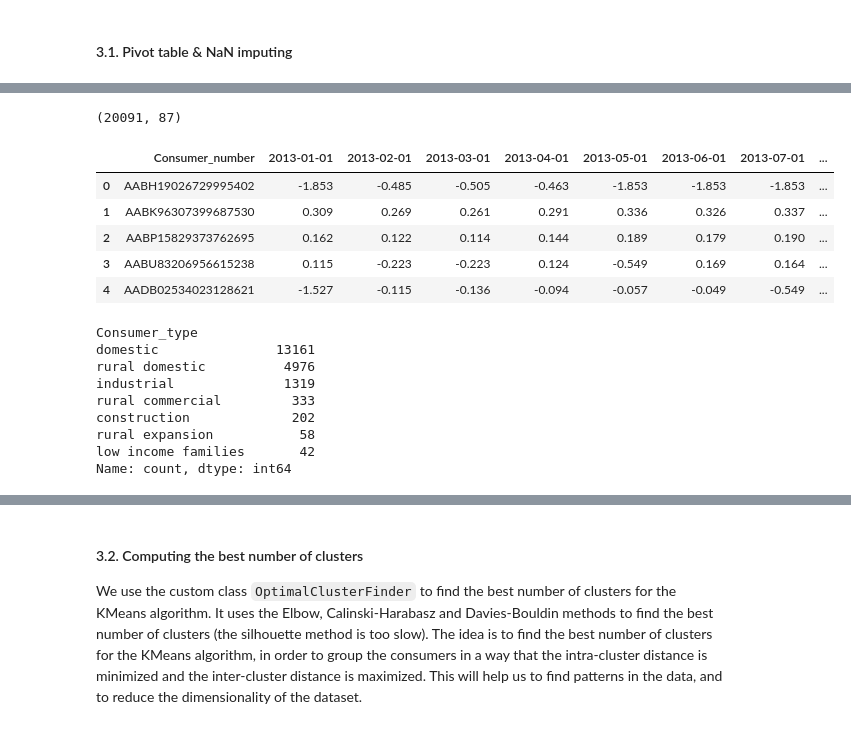
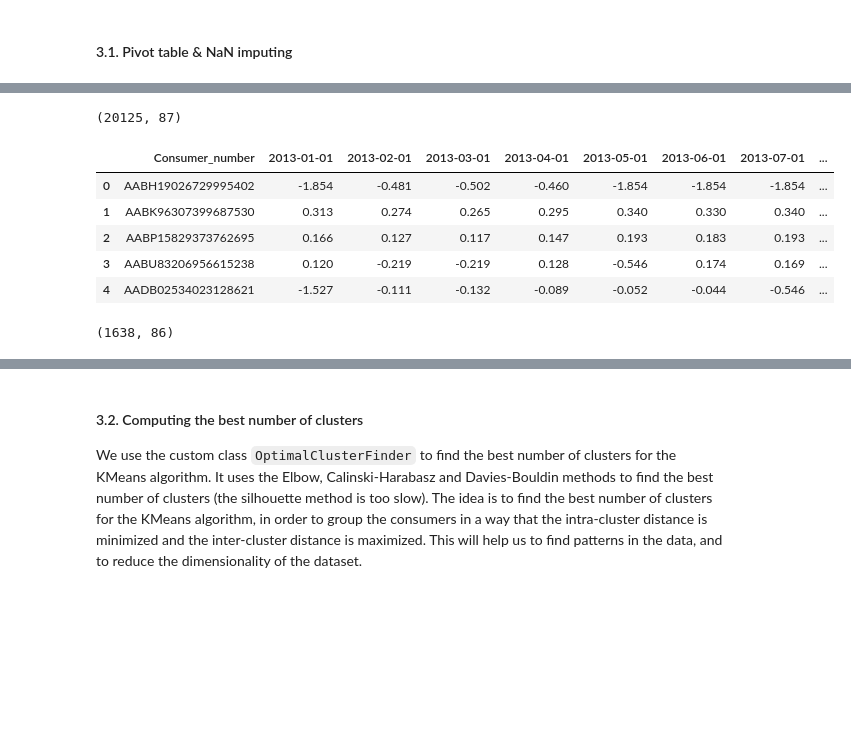
Before and after one commit to barbare03/ML4DS, a Jupyter notebook: scaling_encoding.ipynb, the cells around one changed output, grey strips where cells are left out. Drawn from its saved outputs; the diff is of its cells as text; code cells hidden in the pictures; blank space fills up the shorter version.

```diff
--- a/scaling_encoding.ipynb
+++ b/scaling_encoding.ipynb
@@ -176,4 +176,8 @@ plt.xlabel('Month_sin')
 plt.ylabel('Month_cos')
 plt.title('Parametric plot of the cyclical feature "Month"')
 plt.show()
+
+#--------------------------- Apply the same process to the competition dataset ---------------------------
+comp_df['Month_sin'] = np.sin((comp_df.Month-1)*(2.*np.pi/12))
+comp_df['Month_cos'] = np.cos((comp_df.Month-1)*(2.*np.pi/12))
 # %% [output]
@@ -207,5 +227,10 @@ print(X_test.head())
 
 print("Installation zone nunique values: ", X_train.Installation_zone.nunique())
 print("Installation zone unique values: ", X_train.Installation_zone.unique())
+
+
+#--------------------------- Apply the same process to the competition dataset ---------------------------
+comp_df = encoder.transform(comp_df[X_train.columns.tolist()])
+print(comp_df.head())
 # %% [output]
    Year  Month        Date  Installation_zone     Consumer_number  Consumption  Month_sin  Month_cos
@@ -261,5 +286,11 @@ X_test['Consumption'] = scaler.transform(np.array(X_test['Consumption']).reshape
 print(X_train[:5], '\n')
 print(X_test[:5])
 print(X_train.describe())
+
+
+
+#--------------------------- Apply the same process to the competition dataset ---------------------------
+comp_df['Consumption'] = scaler.transform(np.array(comp_df['Consumption']).reshape(-1, 1))
+print(comp_df.head())
 # %% [output]
    Year  Month        Date  Installation_zone     Consumer_number  Consumption  Month_sin  Month_cos
@@ -332,5 +361,13 @@ df_pivot = df_pivot.merge((df_copy[['Consumer_number', 'Installation_zone', 'Con
 
 print(df_pivot.shape)
 display(df_pivot.head())
-df_pivot.Consumer_type.value_counts()
+print(df_pivot.Consumer_type.value_counts())
+
+
+#--------------------------- Apply the same process to the competition dataset ---------------------------
+comp_df_pivot = comp_df.copy()
+comp_df_pivot = comp_df_pivot.pivot_table(index='Consumer_number', columns=['Date'], values='Consumption')
+comp_df_pivot = comp_df_pivot.merge((comp_df[['Consumer_number', 'Installation_zone']]).drop_duplicates(subset='Consumer_number'), on='Consumer_number', how='left')
+print(comp_df_pivot.shape)
+display(comp_df_pivot.head())
 # %% [output]
@@ -354,45 +403,55 @@ Name: count, dtype: int64
 # %%
 # Fill the NaN values with the weighted average between monthly mean of the consumer class
 # that the consumer belongs to and the mean of the consumer
 
 # The weights for the imputation
 w1 = 0.5  # Group mean
 w2 = 1 - w1  # Consumer mean
 
 user_mean_consumption = df_pivot.iloc[:, 1:-2].mean(axis=1, skipna=True)
 # Monthly mean consumption by consumer type (ignore the other columns)
 group_mean_consumption = df_pivot[[col for col in df_pivot if col.startswith('20')] + ['Consumer_type']].groupby('Consumer_type').mean()
 
 df_imputed = df_pivot.copy()
 
 for index, row in df_imputed.iterrows():
     consumer_type = row['Consumer_type']
     for date_col in df_imputed.columns[1:-2]:  # Ignore Consumer_number, Installation_zone and Consumer_type
         if pd.isnull(row[date_col]):
             group_mean = group_mean_consumption.at[consumer_type, date_col]
             user_mean = user_mean_consumption[index]
             if pd.notnull(group_mean) or pd.notnull(user_mean):
                 df_imputed.at[index, date_col] = (w1 * group_mean) + (w2 * user_mean) if pd.notnull(group_mean) else user_mean
             else:
                 df_imputed.at[index, date_col] = 0
 
 print(df_imputed.shape)
 display(df_imputed.head())
 df_imputed.Consumer_type.value_counts()
+
+#--------------------------- Apply the same process to the competition dataset ---------------------------
+# Not necessary now as it was processed at the other notebook
+comp_df_imputed = comp_df_pivot.copy()
+# user_mean_consumption_comp = comp_df_imputed.iloc[:, 1:-1].mean(axis=1, skipna=True)
+# group_mean_consumption_comp = comp_df_imputed[[col for col in comp_df_imputed if col.startswith('20')]].mean()
+# for index, row in comp_df_imputed.iterrows():
+#     for date_col in comp_df_imputed.columns[1:-1]:  # Ignore Consumer_number and Installation_zone
+#         if pd.isnull(row[date_col]):
+#             user_mean = user_mean_consumption_comp[index]
+#             group_mean = group_mean_consumption_comp[date_col]
+#             if pd.notnull(group_mean) or pd.notnull(user_mean):
+#                 comp_df_imputed.at[index, date_col] = (w1 * group_mean) + (w2 * user_mean) if pd.notnull(group_mean) else user_mean
+#             else:
+#                 comp_df_imputed.at[index, date_col] = 0
+
+print(comp_df_imputed.shape)
+display(comp_df_imputed.head())
 # %% [output]
-(20091, 87)
+(20125, 87)
 |  | Consumer_number | 2013-01-01 | 2013-02-01 | 2013-03-01 | 2013-04-01 | 2013-05-01 | 2013-06-01 | 2013-07-01 | ... |
-| 0 | AABH19026729995402 | -1.853 | -0.485 | -0.505 | -0.463 | -1.853 | -1.853 | -1.853 | ... |
-| 1 | AABK96307399687530 | 0.309 | 0.269 | 0.261 | 0.291 | 0.336 | 0.326 | 0.337 | ... |
-| 2 | AABP15829373762695 | 0.162 | 0.122 | 0.114 | 0.144 | 0.189 | 0.179 | 0.190 | ... |
-| 3 | AABU83206956615238 | 0.115 | -0.223 | -0.223 | 0.124 | -0.549 | 0.169 | 0.164 | ... |
-| 4 | AADB02534023128621 | -1.527 | -0.115 | -0.136 | -0.094 | -0.057 | -0.049 | -0.549 | ... |
+| 0 | AABH19026729995402 | -1.854 | -0.481 | -0.502 | -0.460 | -1.854 | -1.854 | -1.854 | ... |
+| 1 | AABK96307399687530 | 0.313 | 0.274 | 0.265 | 0.295 | 0.340 | 0.330 | 0.340 | ... |
+| 2 | AABP15829373762695 | 0.166 | 0.127 | 0.117 | 0.147 | 0.193 | 0.183 | 0.193 | ... |
+| 3 | AABU83206956615238 | 0.120 | -0.219 | -0.219 | 0.128 | -0.546 | 0.174 | 0.169 | ... |
+| 4 | AADB02534023128621 | -1.527 | -0.111 | -0.132 | -0.089 | -0.052 | -0.044 | -0.546 | ... |
-Consumer_type
-domestic               13161
-rural domestic          4976
-industrial              1319
-rural commercial         333
-construction             202
-rural expansion           58
-low income families       42
-Name: count, dtype: int64
+(1638, 86)
```
Also changed, not shown: parts of 36 cells of this notebook.
